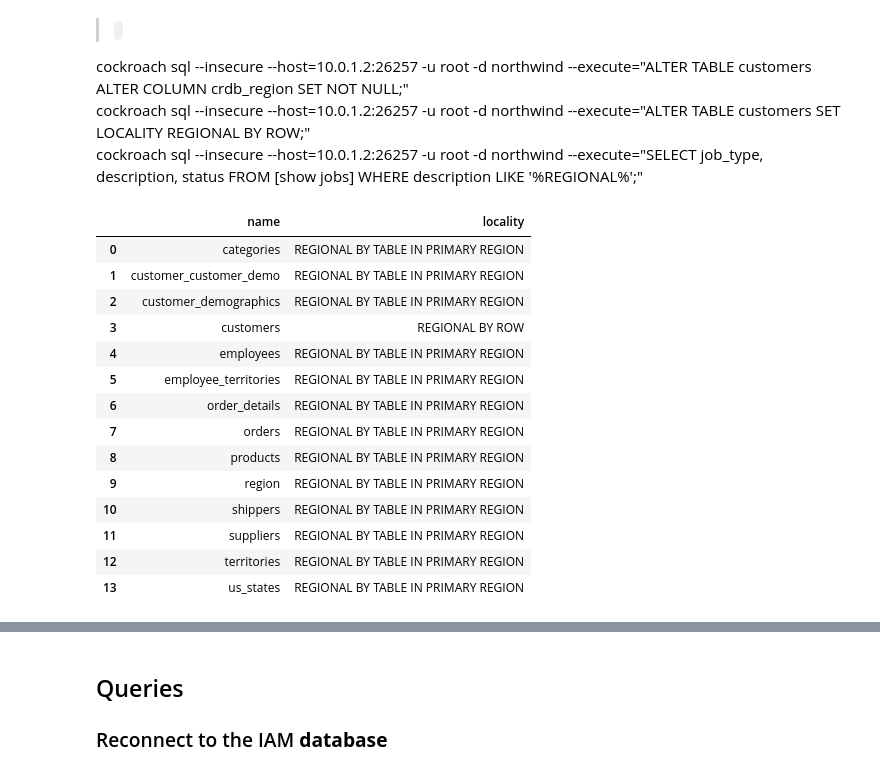
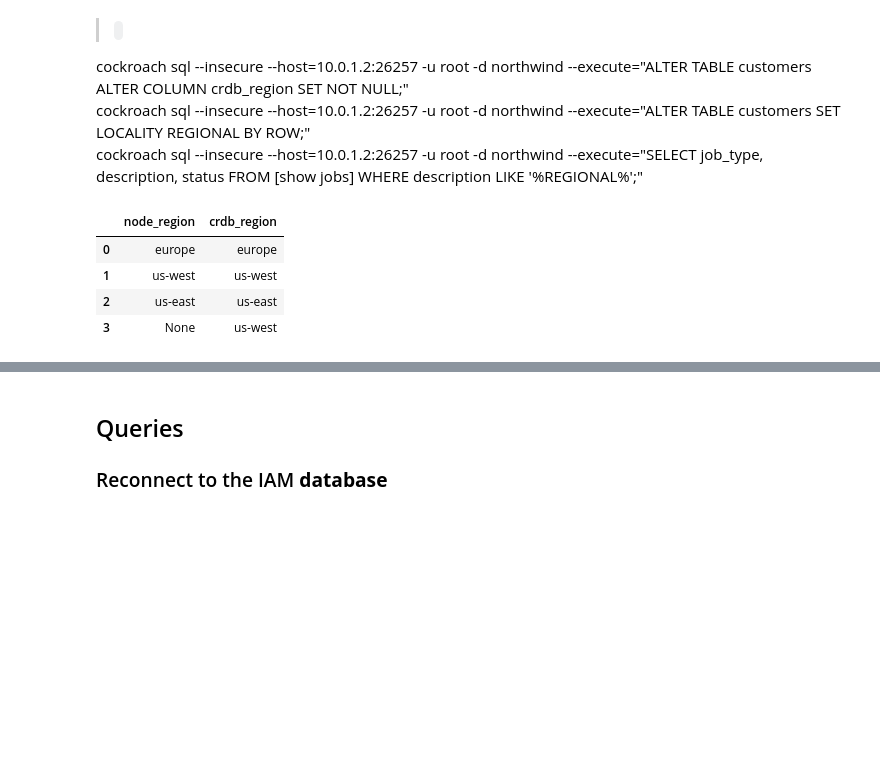
Before and after one commit to ainfanzon/Cockroach_IAM_Workshop, a Jupyter notebook: GCP_Colab_notebooks/Exercise_03.ipynb, the cells around one changed output, grey strips where cells are left out. Drawn from its saved outputs; the diff is of its cells as text; code cells hidden in the pictures; blank space fills up the shorter version.

```diff
--- a/GCP_Colab_notebooks/Exercise_03.ipynb
+++ b/GCP_Colab_notebooks/Exercise_03.ipynb
@@ -499,31 +494,18 @@ cockroach sql --insecure --host=10.0.1.2:26257 -u root -d northwind --execute="A
 cockroach sql --insecure --host=10.0.1.2:26257 -u root -d northwind --execute="SELECT job_type, description, status FROM [show jobs] WHERE description LIKE '%REGIONAL%';"
 # %%
 cursor.execute("""
-SELECT name, locality
-FROM crdb_internal."tables"
-WHERE schema_name='public'
-AND database_name = 'northwind'
+SELECT DISTINCT node_region,crdb_region from iam_users
 """)
 conn.commit()
 result_set = cursor.fetchall()
 df_result_set = pd.DataFrame(result_set, columns=[desc[0] for desc in cursor.description])
 df_result_set
 # %% [output]
-|  | name | locality |
-| 0 | categories | REGIONAL BY TABLE IN PRIMARY REGION |
-| 1 | customer_customer_demo | REGIONAL BY TABLE IN PRIMARY REGION |
-| 2 | customer_demographics | REGIONAL BY TABLE IN PRIMARY REGION |
-| 3 | customers | REGIONAL BY ROW |
-| 4 | employees | REGIONAL BY TABLE IN PRIMARY REGION |
-| 5 | employee_territories | REGIONAL BY TABLE IN PRIMARY REGION |
-| 6 | order_details | REGIONAL BY TABLE IN PRIMARY REGION |
-| 7 | orders | REGIONAL BY TABLE IN PRIMARY REGION |
-| 8 | products | REGIONAL BY TABLE IN PRIMARY REGION |
-| 9 | region | REGIONAL BY TABLE IN PRIMARY REGION |
-| 10 | shippers | REGIONAL BY TABLE IN PRIMARY REGION |
-| 11 | suppliers | REGIONAL BY TABLE IN PRIMARY REGION |
-| 12 | territories | REGIONAL BY TABLE IN PRIMARY REGION |
-| 13 | us_states | REGIONAL BY TABLE IN PRIMARY REGION |
+|  | node_region | crdb_region |
+| 0 | europe | europe |
+| 1 | us-west | us-west |
+| 2 | us-east | us-east |
+| 3 | None | us-west |
 # %% [markdown]
 ---
 ## CockroachDB is a distributed SQL database that is __*highly scalable*__, __*resilient*__, and __*easy to use*__.
```
Also changed, not shown: parts of 3 cells of this notebook.
